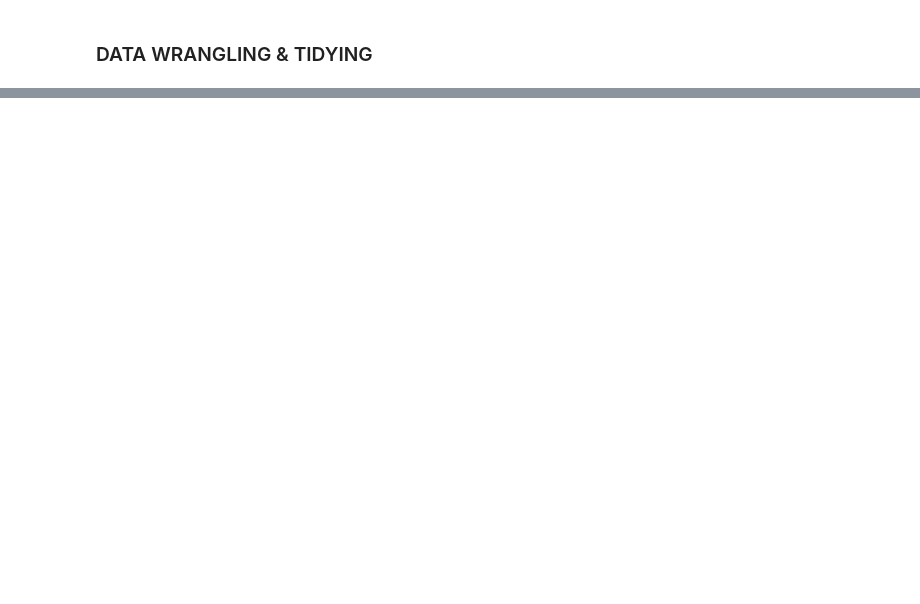
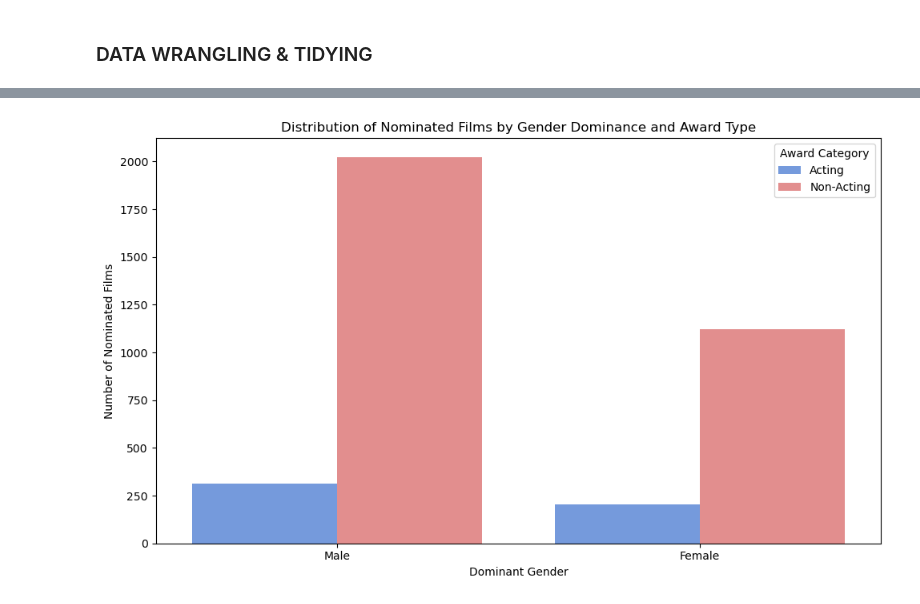
Before and after one commit to stephbc/DATA698_MastersResearchProject, a Jupyter notebook: data1.ipynb, the cells around one changed output, grey strips where cells are left out. Cells and saved outputs as stored; diff of their text form; code cells hidden in the pictures; blank space fills up the shorter version.

```diff
--- a/data1.ipynb
+++ b/data1.ipynb
@@ -288,0 +378,26 @@ plt.show()
+# %%
+# 1. Add a new column to distinguish the two datasets
+oscars_acting.loc[:, "category"] = "Acting"
+oscars_other.loc[:, "category"] = "Non-Acting"
+
+# 2. Combine them into one DataFrame
+oscars_combined = pd.concat([oscars_acting, oscars_other], ignore_index=True)
+
+# 3. Plot a grouped bar chart
+plt.figure(figsize=(10, 6))
+sns.countplot(
+    data=oscars_combined,
+    x="dominant_gender",
+    hue="category",
+    palette={"Acting": "cornflowerblue", "Non-Acting": "lightcoral"}
+)
+
+plt.title("Distribution of Nominated Films by Gender Dominance and Award Type")
+plt.xlabel("Dominant Gender")
+plt.xticks(ticks=[0, 1], labels=["Male", "Female"])
+plt.ylabel("Number of Nominated Films")
+plt.legend(title="Award Category")
+plt.tight_layout()
+plt.show()
+# %% [output]
+[figure, added]
```
Also changed, not shown: parts of 17 cells of this notebook.
